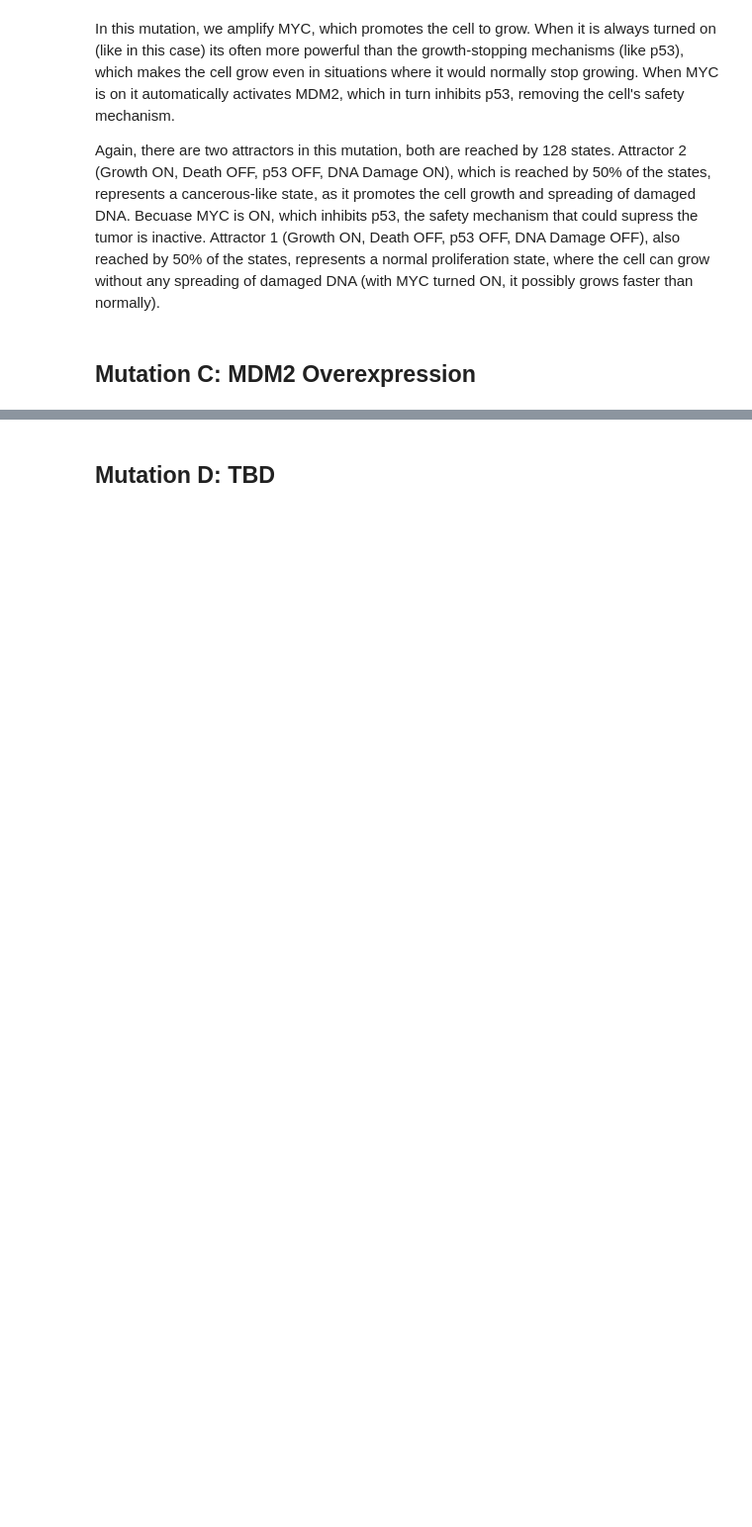
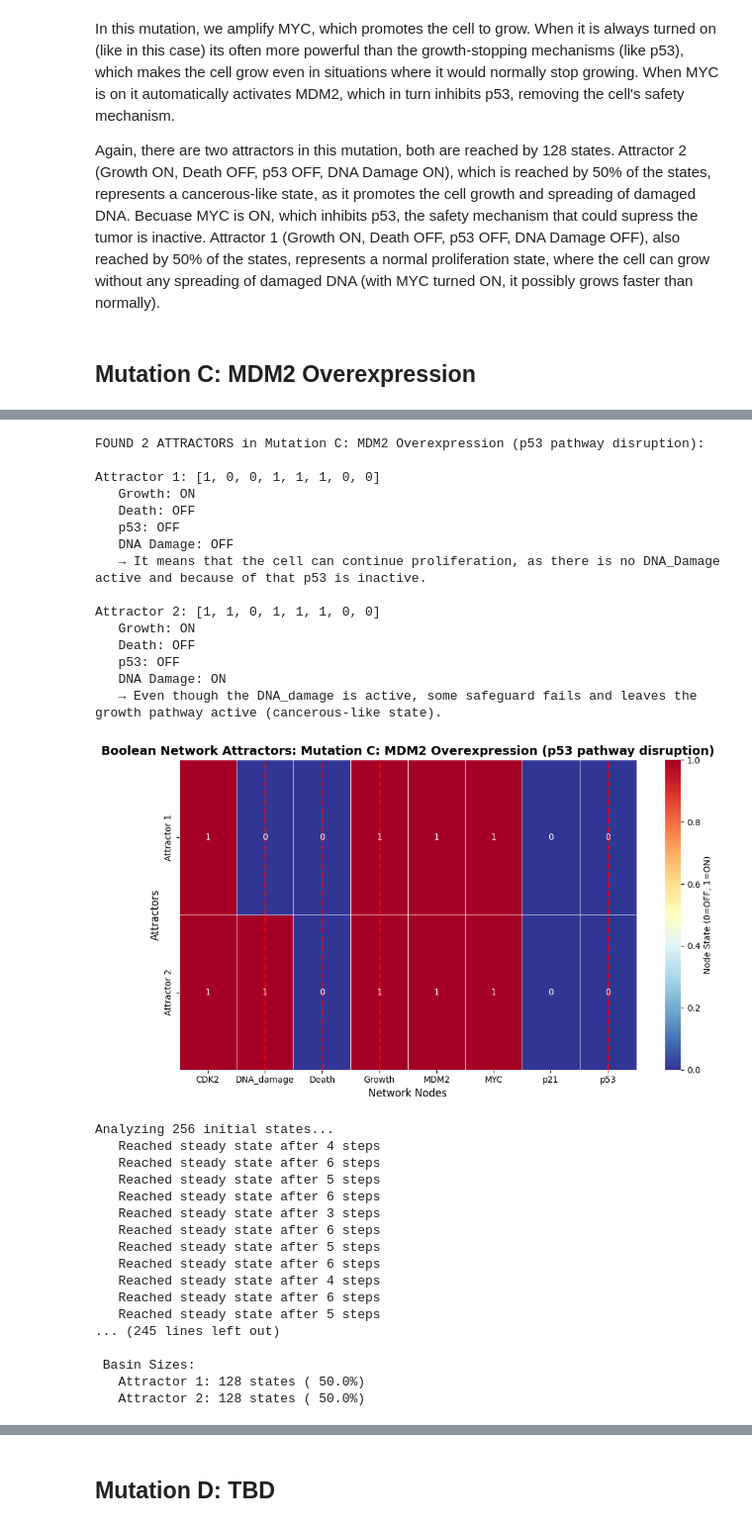
Before and after one commit to FilipSulich/multi-scale-modeling, a Jupyter notebook: Assignment3/Assignment3.ipynb, the cells around one changed output, grey strips where cells are left out. Shown at 99% size. Saved outputs shown, nothing was run; the diff lists cells and outputs as text; code cells hidden in the pictures; blank space fills up the shorter version.

```diff
--- a/Assignment3/Assignment3.ipynb
+++ b/Assignment3/Assignment3.ipynb
@@ -1103,0 +1261,38 @@ Again, there are two attractors in this mutation, both are reached by 128 states
+# %%
+attractor_matrix_C = analyze_attractors(attractors_mutationC, node_names, label="Mutation C: MDM2 Overexpression (p53 pathway disruption)")
+plot_attractor_heatmap(attractor_matrix_C, node_names, label="Mutation C: MDM2 Overexpression (p53 pathway disruption)")
+basin_C, map_C = basin_analysis(network_mutationC, attractors_mutationC, node_names, max_steps=50, label="Mutation C: MDM2 Overexpression (p53 pathway disruption)")
+# %% [output]
+FOUND 2 ATTRACTORS in Mutation C: MDM2 Overexpression (p53 pathway disruption):
+
+Attractor 1: [1, 0, 0, 1, 1, 1, 0, 0]
+   Growth: ON
+   Death: OFF
+   p53: OFF
+   DNA Damage: OFF
+   → It means that the cell can continue proliferation, as there is no DNA_Damage active and because of that p53 is inactive.
+
+Attractor 2: [1, 1, 0, 1, 1, 1, 0, 0]
+   Growth: ON
+   Death: OFF
+   p53: OFF
+   DNA Damage: ON
+   → Even though the DNA_damage is active, some safeguard fails and leaves the growth pathway active (cancerous-like state).
+[figure, added]
+Analyzing 256 initial states...
+   Reached steady state after 4 steps
+   Reached steady state after 6 steps
+   Reached steady state after 5 steps
+   Reached steady state after 6 steps
+   Reached steady state after 3 steps
+   Reached steady state after 6 steps
+   Reached steady state after 5 steps
+   Reached steady state after 6 steps
+   Reached steady state after 4 steps
+   Reached steady state after 6 steps
+   Reached steady state after 5 steps
+... (245 lines left out)
+
+ Basin Sizes:
+   Attractor 1: 128 states ( 50.0%)
+   Attractor 2: 128 states ( 50.0%)
```
Also changed, not shown: parts of 10 cells of this notebook, 1 other file.
